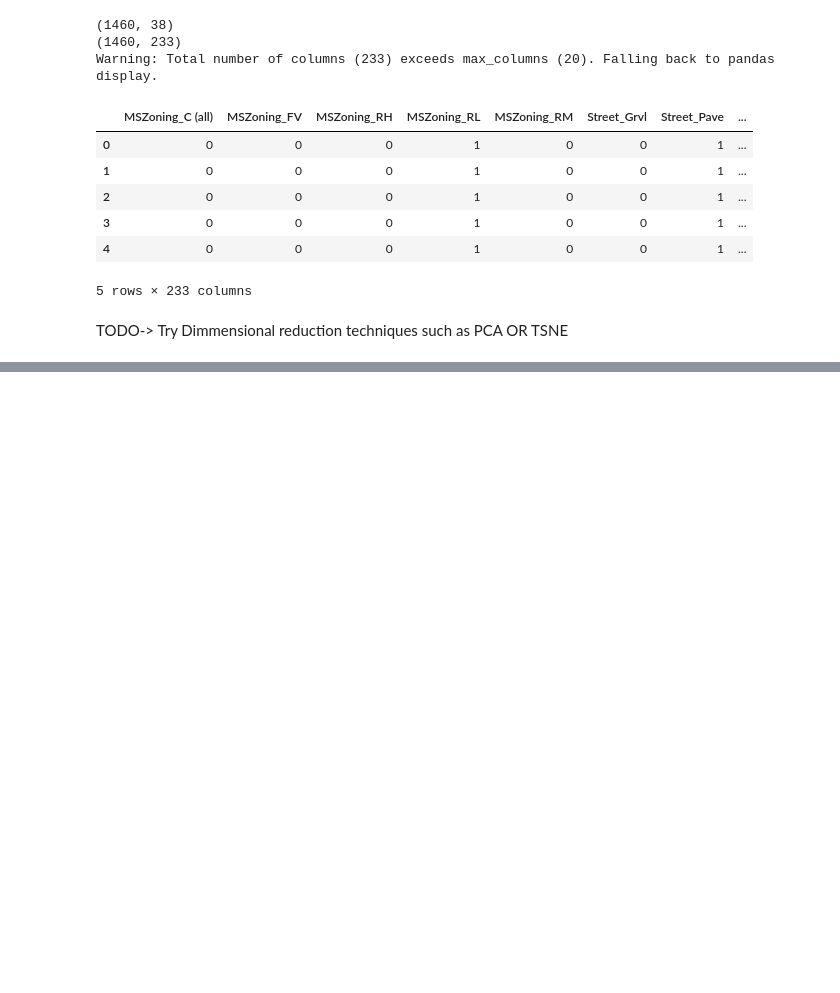
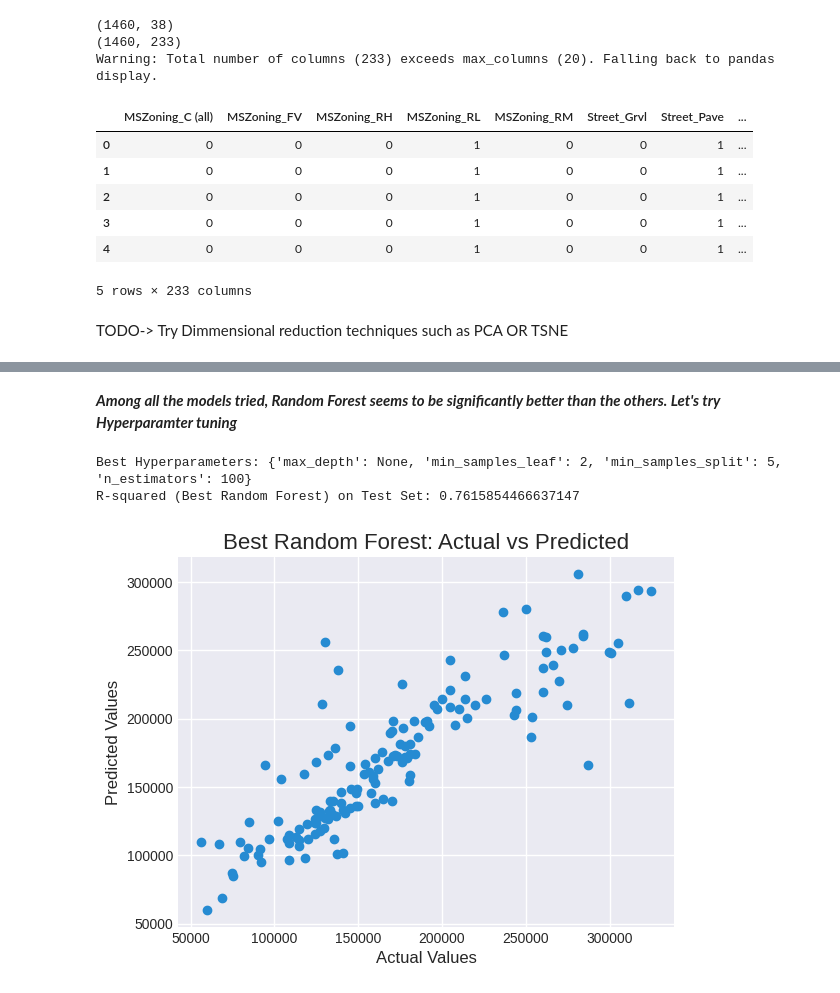
Before and after one commit to anirudh217sharma/House_Prices_Advanced_Regression_Techniques, a Jupyter notebook: House_Prices_Advanced_Regression_Techniques.ipynb, the cells around one changed output, grey strips where cells are left out. Saved outputs shown, nothing was run; the diff lists cells and outputs as text; code cells hidden in the pictures; blank space fills up the shorter version.

```diff
--- a/House_Prices_Advanced_Regression_Techniques.ipynb
+++ b/House_Prices_Advanced_Regression_Techniques.ipynb
@@ -449,0 +890,43 @@ y_test shape: (146,)
+# %% [markdown]
+<i><b> Among all the models tried, Random Forest seems to be significantly better than the others. Let's try Hyperparamter tuning </i></b>
+# %%
+# Define the parameter grid for Grid Search
+param_grid = {
+    'n_estimators': [50, 100, 200],
+    'max_depth': [None, 10, 20],
+    'min_samples_split': [2, 5, 10],
+    'min_samples_leaf': [1, 2, 4]
+}
+
+# Create a Random Forest Regressor
+rf_model_tuned = RandomForestRegressor(random_state=42)
+
+# Perform Grid Search to find the best hyperparameters
+grid_search = GridSearchCV(estimator=rf_model_tuned, param_grid=param_grid, scoring='r2', cv=5)
+grid_search.fit(featuresTrain, y_train)
+
+# Get the best hyperparameters
+best_params = grid_search.best_params_
+print("Best Hyperparameters:", best_params)
+
+# Use the best model from Grid Search
+best_rf_model = grid_search.best_estimator_
+
+# Evaluate the performance of the best model on the test set
+predictions_best_rf = best_rf_model.predict(X_test)
+r_squared_best_rf = best_rf_model.score(X_test, y_test)
+print(f"R-squared (Best Random Forest) on Test Set: {r_squared_best_rf}")
+
+# Create a DataFrame for the best Random Forest unstandardized predictions against actual values
+predictions_best_rf_df = pd.DataFrame({'Actual': y_test, 'Predicted_Best_RF': predictions_best_rf})
+
+# Scatter plot for the best Random Forest
+plt.scatter(predictions_best_rf_df['Actual'], predictions_best_rf_df['Predicted_Best_RF'])
+plt.title('Best Random Forest: Actual vs Predicted')
+plt.xlabel('Actual Values')
+plt.ylabel('Predicted Values')
+plt.show()
+# %% [output]
+Best Hyperparameters: {'max_depth': None, 'min_samples_leaf': 2, 'min_samples_split': 5, 'n_estimators': 100}
+R-squared (Best Random Forest) on Test Set: 0.7615854466637147
+[figure, added]
```
Also changed, not shown: parts of 27 cells of this notebook.
